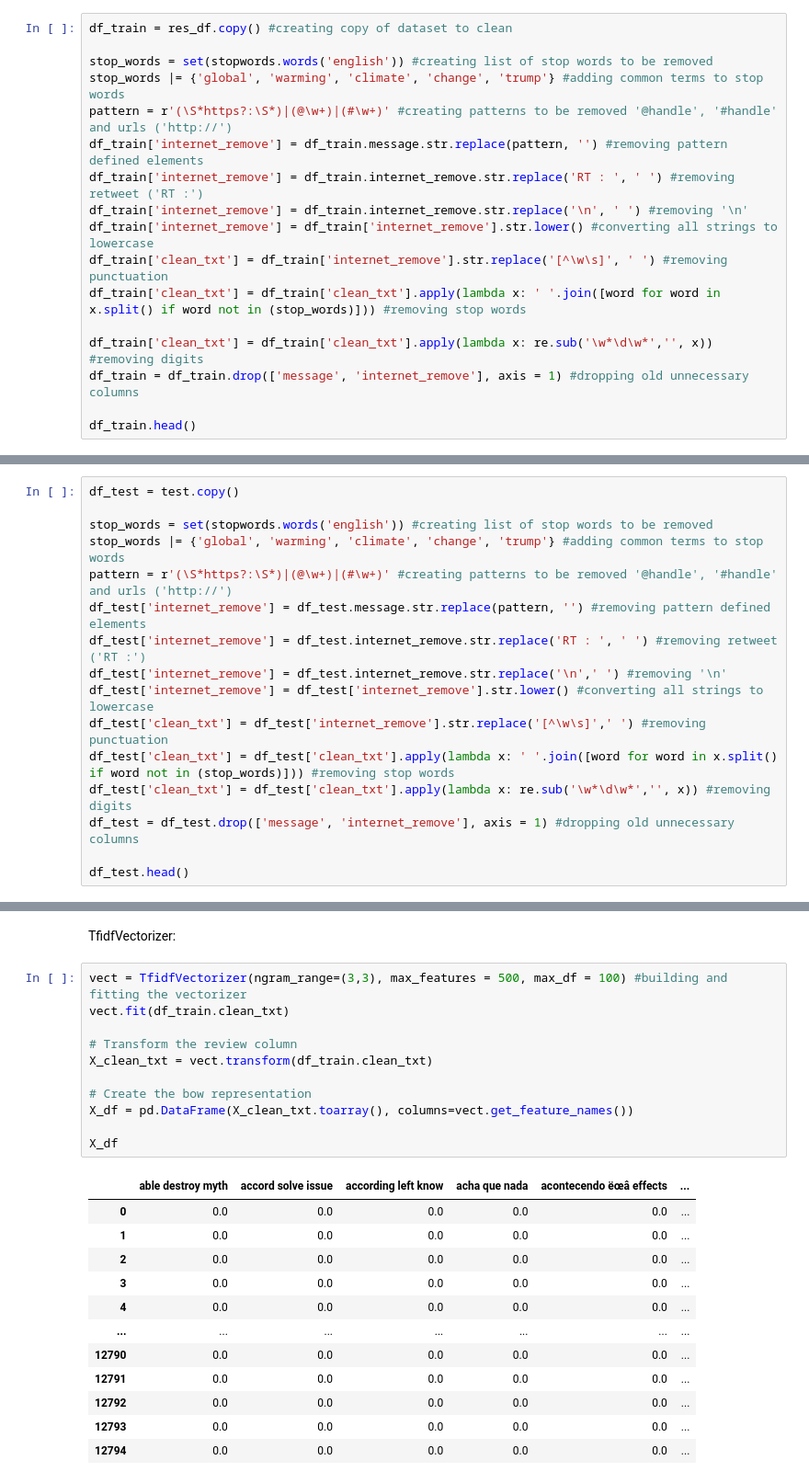
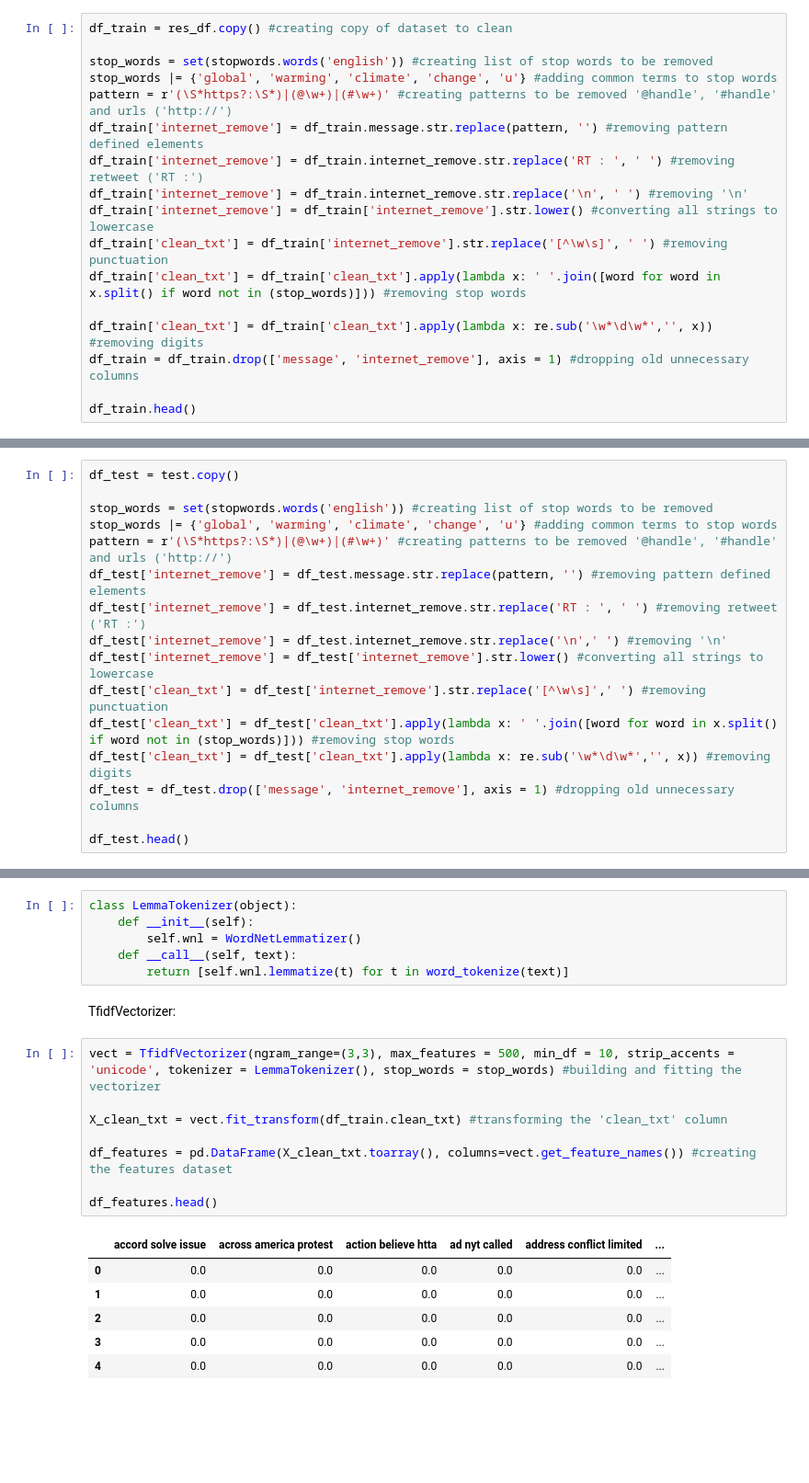
Before and after one commit to MathewJohn1986/classification-predict-streamlit-template, a Jupyter notebook: Climate Change Belief Analysis.ipynb, the cells around one changed output, grey strips where cells are left out. Shown at 92% size. Drawn from its saved outputs; the diff is of its cells as text; blank space fills up the shorter version.

```diff
--- a/Climate Change Belief Analysis.ipynb
+++ b/Climate Change Belief Analysis.ipynb
@@ -442,7 +442,7 @@ Cleaning text data:
 df_train = res_df.copy() #creating copy of dataset to clean
 
 stop_words = set(stopwords.words('english')) #creating list of stop words to be removed
-stop_words |= {'global', 'warming', 'climate', 'change', 'trump'} #adding common terms to stop words
+stop_words |= {'global', 'warming', 'climate', 'change', 'u'} #adding common terms to stop words
 pattern = r'(\S*https?:\S*)|(@\w+)|(#\w+)' #creating patterns to be removed '@handle', '#handle' and urls ('http://')
 df_train['internet_remove'] = df_train.message.str.replace(pattern, '') #removing pattern defined elements
 df_train['internet_remove'] = df_train.internet_remove.str.replace('RT : ', ' ') #removing retweet ('RT :')
@@ -466,7 +466,7 @@ df_train.head()
 df_test = test.copy()
 
 stop_words = set(stopwords.words('english')) #creating list of stop words to be removed
-stop_words |= {'global', 'warming', 'climate', 'change', 'trump'} #adding common terms to stop words
+stop_words |= {'global', 'warming', 'climate', 'change', 'u'} #adding common terms to stop words
 pattern = r'(\S*https?:\S*)|(@\w+)|(#\w+)' #creating patterns to be removed '@handle', '#handle' and urls ('http://')
 df_test['internet_remove'] = df_test.message.str.replace(pattern, '') #removing pattern defined elements
 df_test['internet_remove'] = df_test.internet_remove.str.replace('RT : ', ' ') #removing retweet ('RT :')
@@ -525,26 +527,23 @@ plt.show()
+# %%
+class LemmaTokenizer(object):
+    def __init__(self):
+        self.wnl = WordNetLemmatizer()
+    def __call__(self, text):
+        return [self.wnl.lemmatize(t) for t in word_tokenize(text)]
 # %% [markdown]
 TfidfVectorizer:
 # %%
-vect = TfidfVectorizer(ngram_range=(3,3), max_features = 500, max_df = 100) #building and fitting the vectorizer
-vect.fit(df_train.clean_txt)
+vect = TfidfVectorizer(ngram_range=(3,3), max_features = 500, min_df = 10, strip_accents = 'unicode', tokenizer = LemmaTokenizer(), stop_words = stop_words) #building and fitting the vectorizer
 
-# Transform the review column
-X_clean_txt = vect.transform(df_train.clean_txt)
+X_clean_txt = vect.fit_transform(df_train.clean_txt) #transforming the 'clean_txt' column
 
-# Create the bow representation
-X_df = pd.DataFrame(X_clean_txt.toarray(), columns=vect.get_feature_names())
+df_features = pd.DataFrame(X_clean_txt.toarray(), columns=vect.get_feature_names()) #creating the features dataset
 
-X_df
+df_features.head()
 # %% [output]
-|  | able destroy myth | accord solve issue | according left know | acha que nada | acontecendo ëœâ effects | ... |
+|  | accord solve issue | across america protest | action believe htta | ad nyt called | address conflict limited | ... |
 | 0 | 0.0 | 0.0 | 0.0 | 0.0 | 0.0 | ... |
 | 1 | 0.0 | 0.0 | 0.0 | 0.0 | 0.0 | ... |
 | 2 | 0.0 | 0.0 | 0.0 | 0.0 | 0.0 | ... |
 | 3 | 0.0 | 0.0 | 0.0 | 0.0 | 0.0 | ... |
 | 4 | 0.0 | 0.0 | 0.0 | 0.0 | 0.0 | ... |
-| ... | ... | ... | ... | ... | ... | ... |
-| 12790 | 0.0 | 0.0 | 0.0 | 0.0 | 0.0 | ... |
-| 12791 | 0.0 | 0.0 | 0.0 | 0.0 | 0.0 | ... |
-| 12792 | 0.0 | 0.0 | 0.0 | 0.0 | 0.0 | ... |
-| 12793 | 0.0 | 0.0 | 0.0 | 0.0 | 0.0 | ... |
-| 12794 | 0.0 | 0.0 | 0.0 | 0.0 | 0.0 | ... |
```
Also changed, not shown: parts of 13 cells of this notebook.
